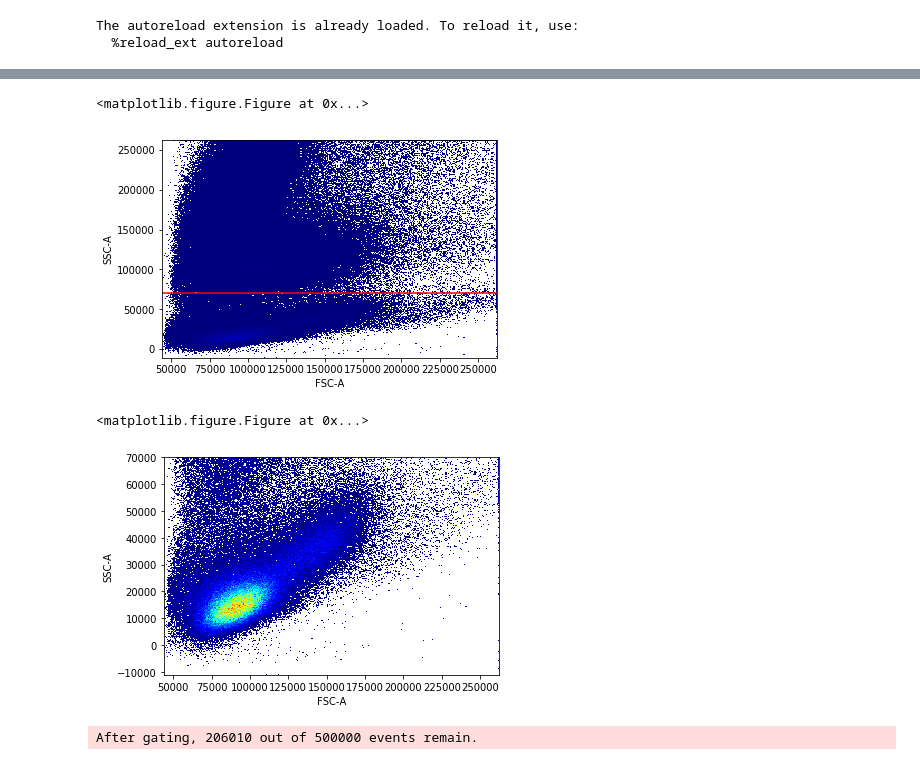
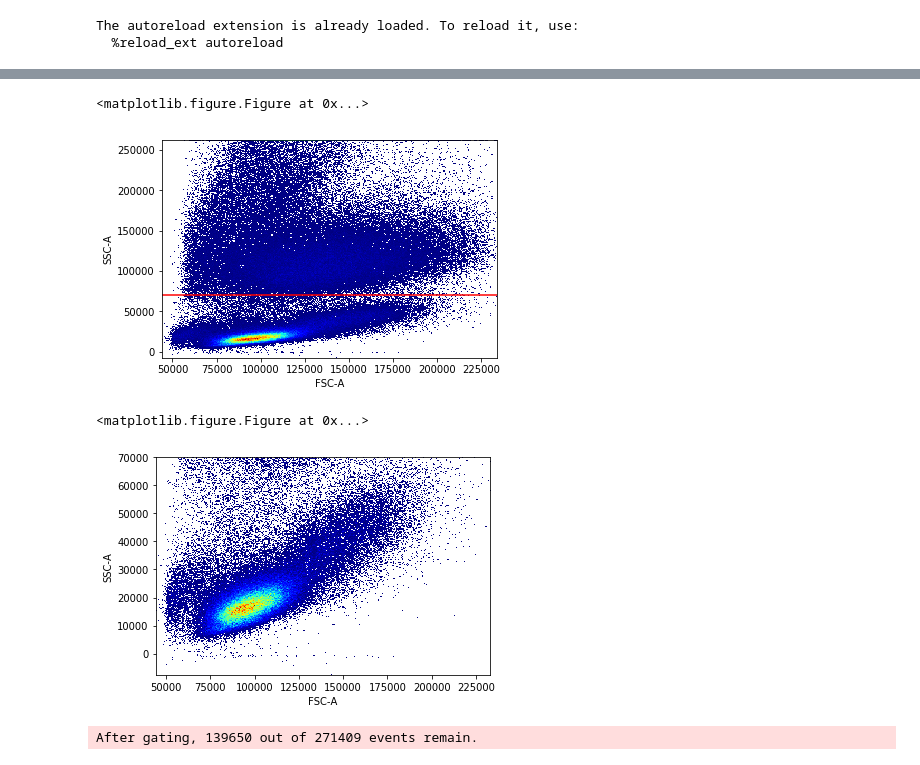
Before and after one commit to LudvigEk/aligater, a Jupyter notebook: pyAliGater_testing.ipynb, the cells around one changed output, grey strips where cells are left out. Cells and saved outputs as stored; diff of their text form; code cells hidden in the pictures.

```diff
--- a/pyAliGater_testing.ipynb
+++ b/pyAliGater_testing.ipynb
@@ -9,5 +9,5 @@ The autoreload extension is already loaded. To reload it, use:
 # %%
 import aligater as ag
 # %%
-fcsList=ag.collectFiles("/media/ludvig/Project_Storage/GAIM/data/GAIM_fcs/01-03-2016/plate 1", lFilter=["B cells_A5"])
+fcsList=ag.collectFiles("/media/ludvig/Project_Storage/GAIM/data/GAIM_fcs/", lFilter=["B cells"])
 # %% [output]
@@ -15,3 +15,3 @@ Collected 1 files, 92 files did not pass filter(s) and mask(s).
 # %%
-fcsDF = ag.loadFCS(fcsList[0], compensate=True)
+fcsDF = ag.loadFCS(fcsList[1], compensate=True)
 # %% [output]
@@ -37,11 +37,11 @@ After gating, 476963 out of 492630 events remain.
 # %%
-PBMCstep1=ag.gateThreshold(fcsDF,xCol="FSC-A",yCol="SSC-A",orientation="horisontal",thresh=70000,population="lower")
+PBMCstep1=ag.gateThreshold(fcsDF,xCol="FSC-A",yCol="SSC-A",vI=singlets, orientation="horisontal",thresh=70000,population="lower")
 # %% [output]
 <matplotlib.figure.Figure at 0x...>
-[figure, old version]
+[figure, new version]
 <matplotlib.figure.Figure at 0x...>
-[figure, old version]
+[figure, new version]
-After gating, 206010 out of 500000 events remain.
+After gating, 139650 out of 271409 events remain.
 # %%
 PBMC=ag.gatePC(fcsDF,"FSC-A","SSC-A",center='centroid',widthScale=3, heightScale=2, vI=PBMCstep1, plot=True)
 # %% [output]
```
Also changed, not shown: parts of 25 cells of this notebook, 9 other files.
